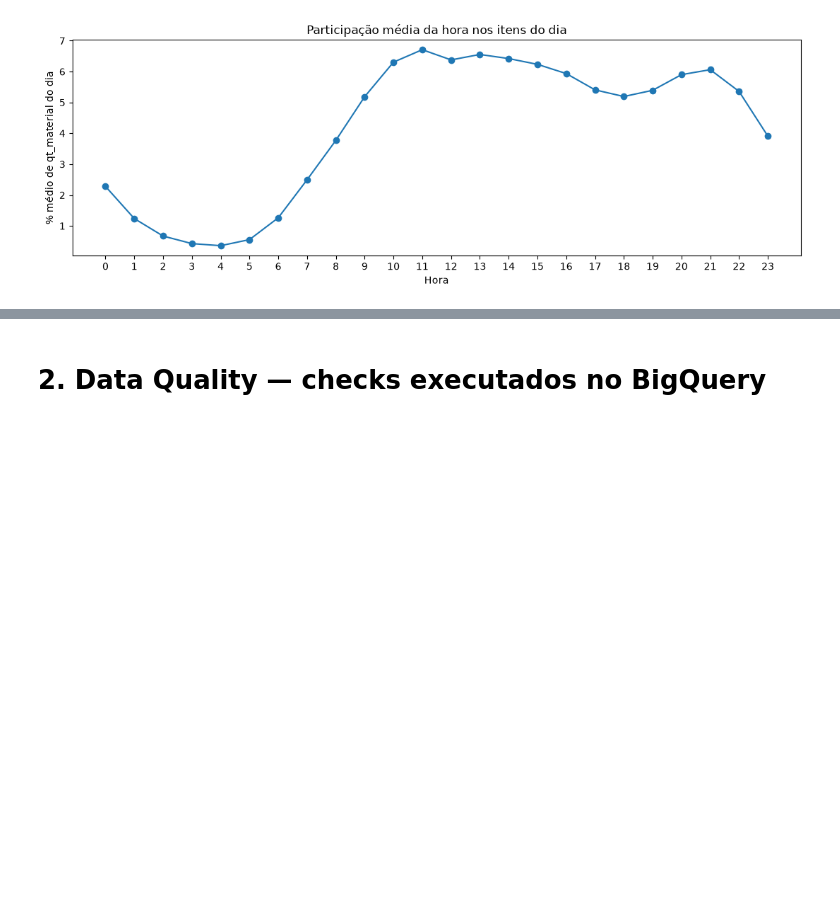
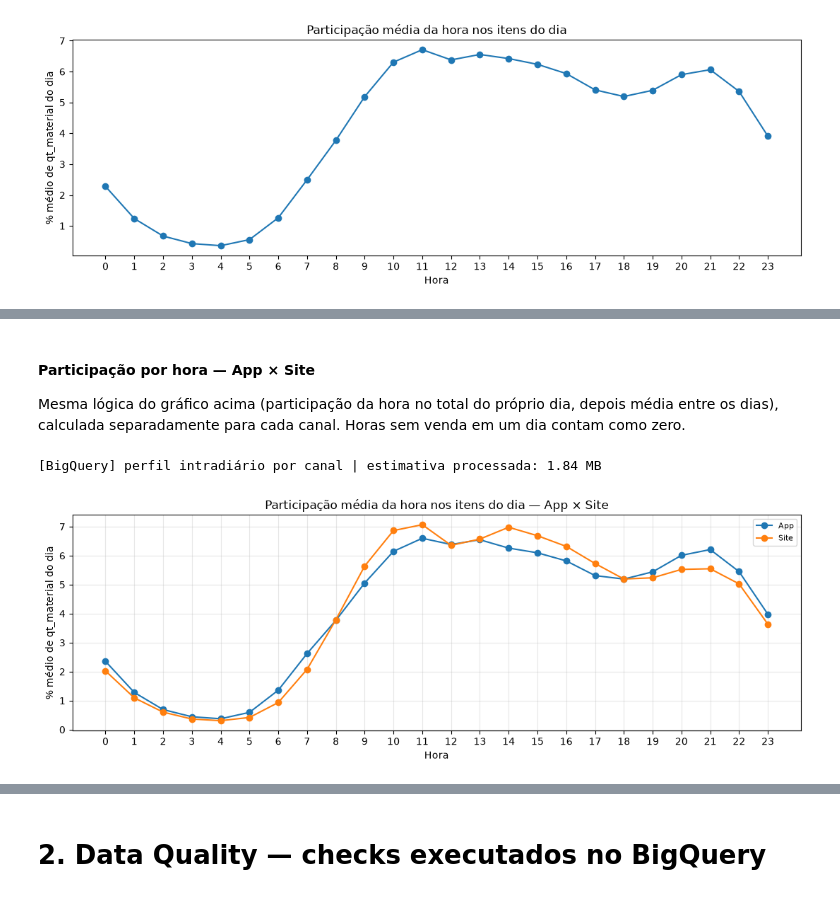
Before and after one commit to guisoares10/Projeto-GB, a Jupyter notebook: notebooks/01_eda_data_quality.ipynb, the cells around one changed output, grey strips where cells are left out. Cells and saved outputs as stored; diff of their text form; code cells hidden in the pictures; blank space fills up the shorter version.

```diff
--- a/notebooks/01_eda_data_quality.ipynb
+++ b/notebooks/01_eda_data_quality.ipynb
@@ -1416,0 +1402,63 @@ plt.show()
+# %% [markdown]
+#### Participação por hora — App × Site
+
+Mesma lógica do gráfico acima (participação da hora no total do próprio dia, depois média entre os dias), calculada separadamente para cada canal. Horas sem venda em um dia contam como zero.
+# %%
+sql_hourly_channel = f"""
+WITH base AS (
+  SELECT
+    DATE(dt_hr_venda) AS data,
+    EXTRACT(HOUR FROM dt_hr_venda) AS hora,
+    des_canal_venda_final_agrup,
+    SUM(qt_material) AS qt_material
+  FROM `{TABLE_ID}`
+  WHERE {DATE_FILTER}
+  GROUP BY 1, 2, 3
+),
+dia AS (
+  SELECT data, des_canal_venda_final_agrup, SUM(qt_material) AS qt_material_dia
+  FROM base
+  GROUP BY 1, 2
+  HAVING SUM(qt_material) > 0
+),
+n_dias AS (
+  SELECT des_canal_venda_final_agrup, COUNT(*) AS n_dias
+  FROM dia
+  GROUP BY 1
+)
+SELECT
+  b.des_canal_venda_final_agrup,
+  b.hora,
+  -- soma das participações / nº de dias: horas sem venda entram como zero
+  SUM(SAFE_DIVIDE(b.qt_material, d.qt_material_dia)) / ANY_VALUE(n.n_dias) AS share_qt_material_media
+FROM base b
+JOIN dia d USING (data, des_canal_venda_final_agrup)
+JOIN n_dias n USING (des_canal_venda_final_agrup)
+GROUP BY 1, 2
+ORDER BY 1, 2
+"""
+
+hourly_channel = run_bq(sql_hourly_channel, "perfil intradiário por canal")
+
+fig, ax = plt.subplots(figsize=(11, 4))
+for canal, grupo in hourly_channel.groupby("des_canal_venda_final_agrup"):
+    ax.plot(grupo["hora"], grupo["share_qt_material_media"] * 100, marker="o", label=canal)
+ax.set_title("Participação média da hora nos itens do dia — App × Site")
+ax.set_xlabel("Hora")
+ax.set_ylabel("% médio de qt_material do dia")
+ax.set_xticks(range(24))
+ax.grid(alpha=0.3)
+ax.legend(fontsize=8)
+fig.tight_layout()
+plt.show()
+
+display(
+    hourly_channel
+    .pivot(index="hora", columns="des_canal_venda_final_agrup", values="share_qt_material_media")
+    .mul(100)
+    .round(2)
+    .T
+)
+# %% [output]
+[BigQuery] perfil intradiário por canal | estimativa processada: 1.84 MB
+[figure, added]
```
Also changed, not shown: parts of 12 cells of this notebook.
